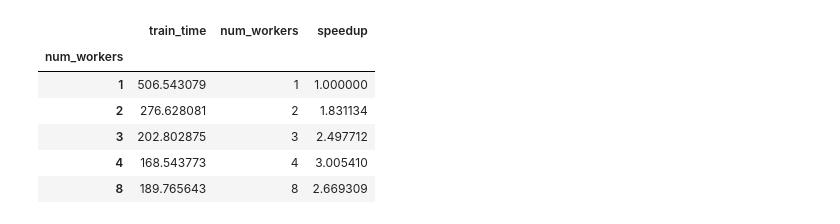
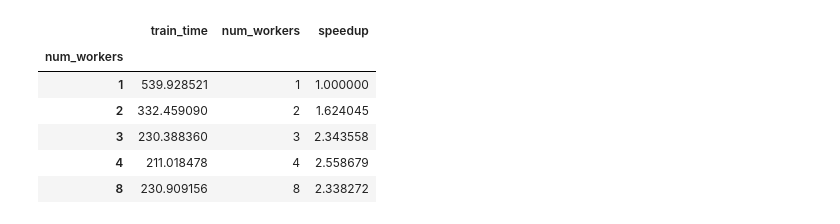
Before and after one commit to jxbz/LeanSGD, a Jupyter notebook: Visualize.ipynb, the cells around one changed output. Saved outputs shown, nothing was run; the diff lists cells and outputs as text; code cells hidden in the pictures.

```diff
--- a/Visualize.ipynb
+++ b/Visualize.ipynb
@@ -51,40 +51,38 @@ Chart(df).mark_line().encode(
 # %%
 def time_to_accuracy(df, accuracy, key='test_acc', time='train_time'):
     df = df[df[key] >= accuracy]
     if len(df) == 0:
         return {k: None for k in [key, time]}
     i = np.argmin(np.abs(df[key] - accuracy))
     return {k: df.T[i][k] for k in [key, time]}
 
 times = []
 accuracy = 0.650
+# accuracy = 0.85
 for one_df in dfs:
     summary = {}
     for key in ['seed', 'num_workers']:
         assert len(one_df[key].unique()) == 1
         summary[key] = one_df[key].unique()[0]
 
-#     if df.accuracy.max() < 0.98:
-#         continue
-    #test_df = one_df[one_df['mode'] == 'test']
-    times += [{**time_to_accuracy(one_df, accuracy),
+    times += [{**time_to_accuracy(one_df, accuracy, key='test_loss'),
                **summary}]
 
 
 times = pd.DataFrame(times)
 # times.head()
 show = times.pivot_table(index='num_workers', values='train_time')
 show['num_workers'] = show.index
 show['speedup'] = show.T[1]['train_time'] / show['train_time']
 show
 # %% [output]
 |  | train_time | num_workers | speedup |
 | num_workers |  |  |  |
-| 1 | 506.543079 | 1 | 1.000000 |
-| 2 | 276.628081 | 2 | 1.831134 |
-| 3 | 202.802875 | 3 | 2.497712 |
-| 4 | 168.543773 | 4 | 3.005410 |
-| 8 | 189.765643 | 8 | 2.669309 |
+| 1 | 539.928521 | 1 | 1.000000 |
+| 2 | 332.459090 | 2 | 1.624045 |
+| 3 | 230.388360 | 3 | 2.343558 |
+| 4 | 211.018478 | 4 | 2.558679 |
+| 8 | 230.909156 | 8 | 2.338272 |
 # %%
 # times['speedup'] = times[times.num_workers == 1]['time'].values[0] / times['time']
 # from altair import X, Y, Scale
```
Also changed, not shown: parts of 5 cells of this notebook.
